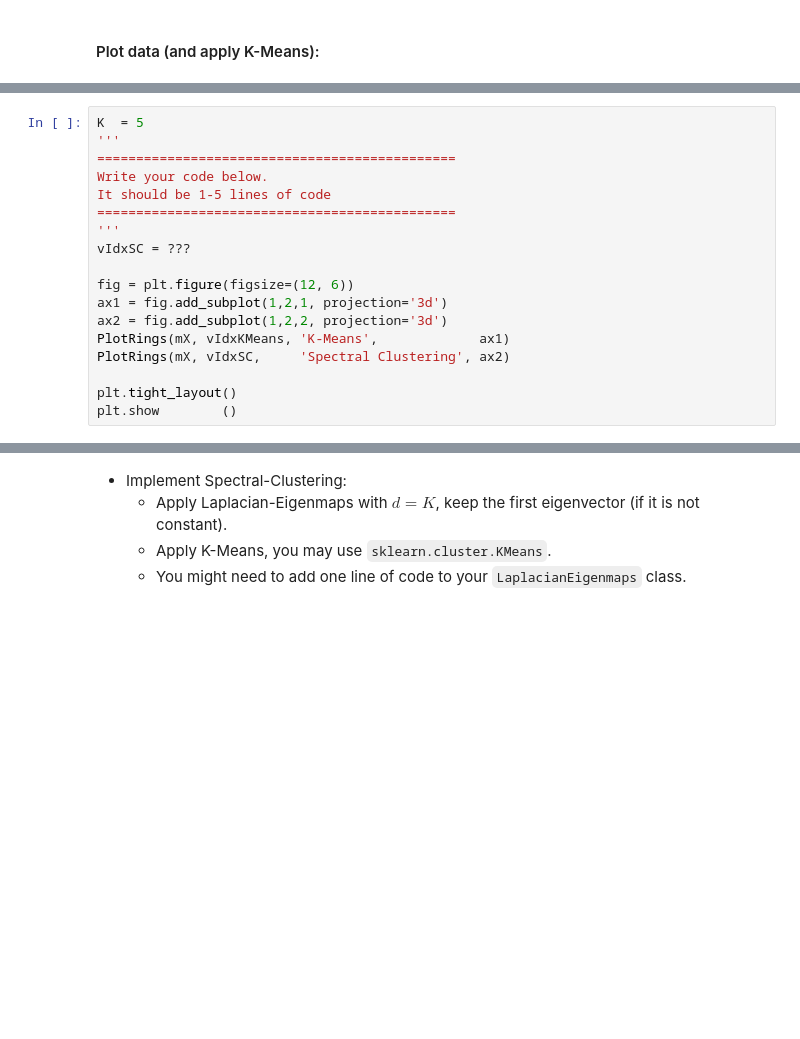
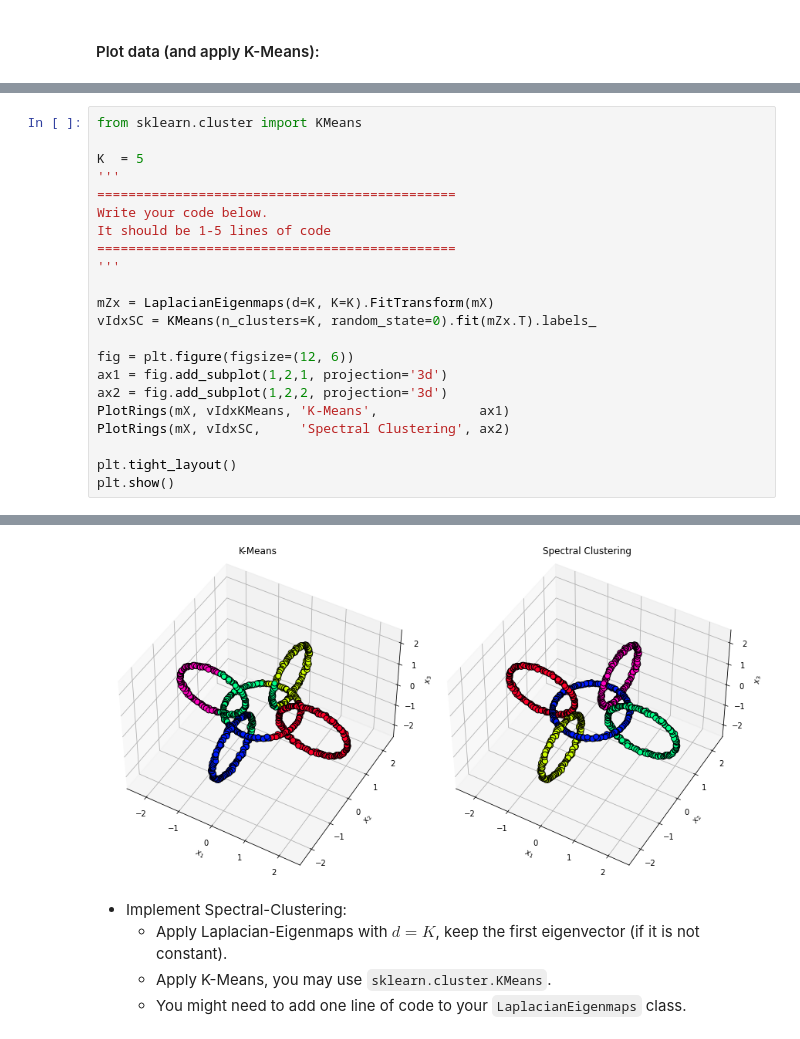
Before and after one commit to livneor207/unsupervised, a Jupyter notebook: Mine/HW4/ProblemSet4.ipynb, the cells around one changed output, grey strips where cells are left out. Cells and saved outputs as stored; diff of their text form; blank space fills up the shorter version.

```diff
--- a/Mine/HW4/ProblemSet4.ipynb
+++ b/Mine/HW4/ProblemSet4.ipynb
@@ -361,4 +432,6 @@ plt.show        ()
 # %%
+from sklearn.cluster import KMeans
+
 K  = 5
 '''
 ==============================================
@@ -366,7 +439,9 @@ Write your code below.
 It should be 1-5 lines of code
 ==============================================
 '''
-vIdxSC = ???
+
+mZx = LaplacianEigenmaps(d=K, K=K).FitTransform(mX)
+vIdxSC = KMeans(n_clusters=K, random_state=0).fit(mZx.T).labels_
 
 fig = plt.figure(figsize=(12, 6))
 ax1 = fig.add_subplot(1,2,1, projection='3d')
@@ -375,5 +450,5 @@ PlotRings(mX, vIdxKMeans, 'K-Means',             ax1)
 PlotRings(mX, vIdxSC,     'Spectral Clustering', ax2)
 
 plt.tight_layout()
-plt.show        ()
+plt.show()
 # %% [output]
@@ -381,3 +455,4 @@ SyntaxError: invalid syntax (<ipython-input-11-d900460c6197>, line 8)
+[figure, added]
 # %% [markdown]
 * Implement Spectral-Clustering:
     * Apply Laplacian-Eigenmaps with $d=K$, keep the first eigenvector (if it is not constant).
```
Also changed, not shown: parts of 16 cells of this notebook, 3 other files.
